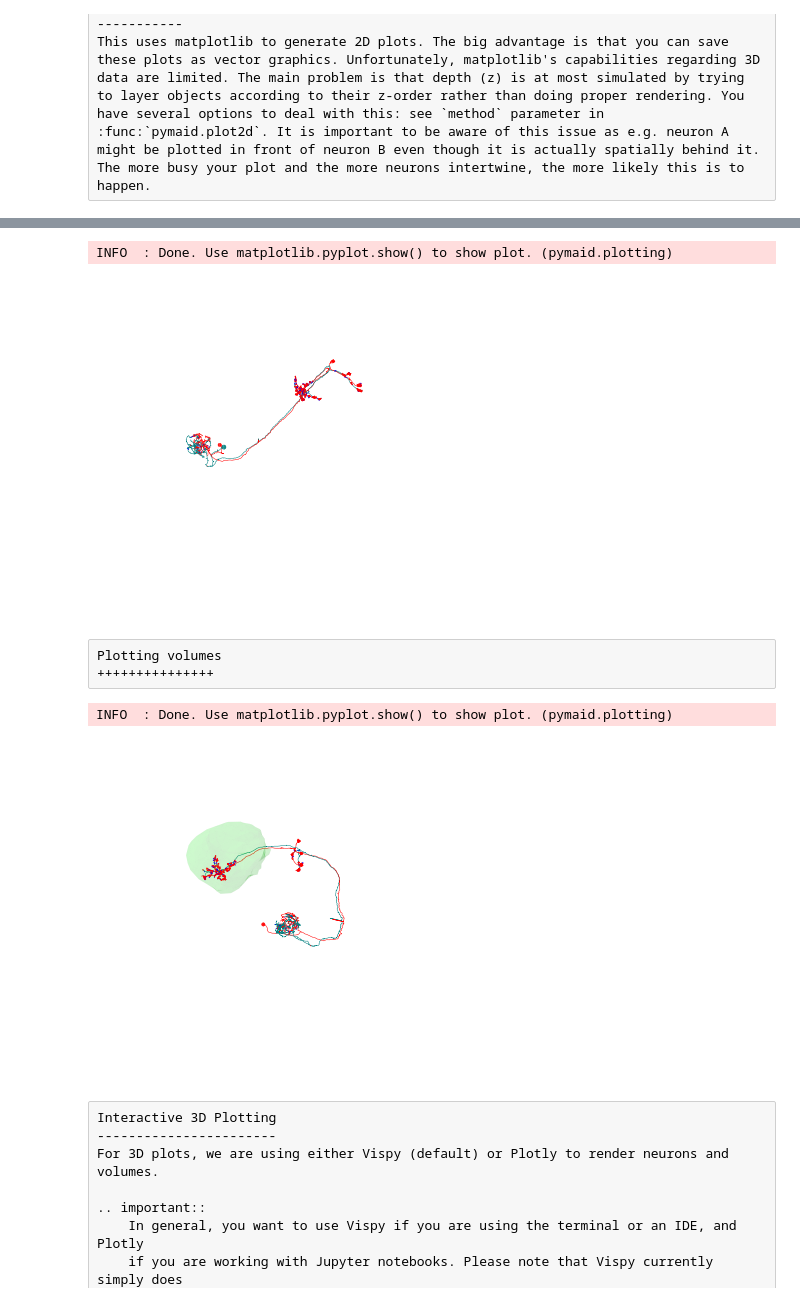
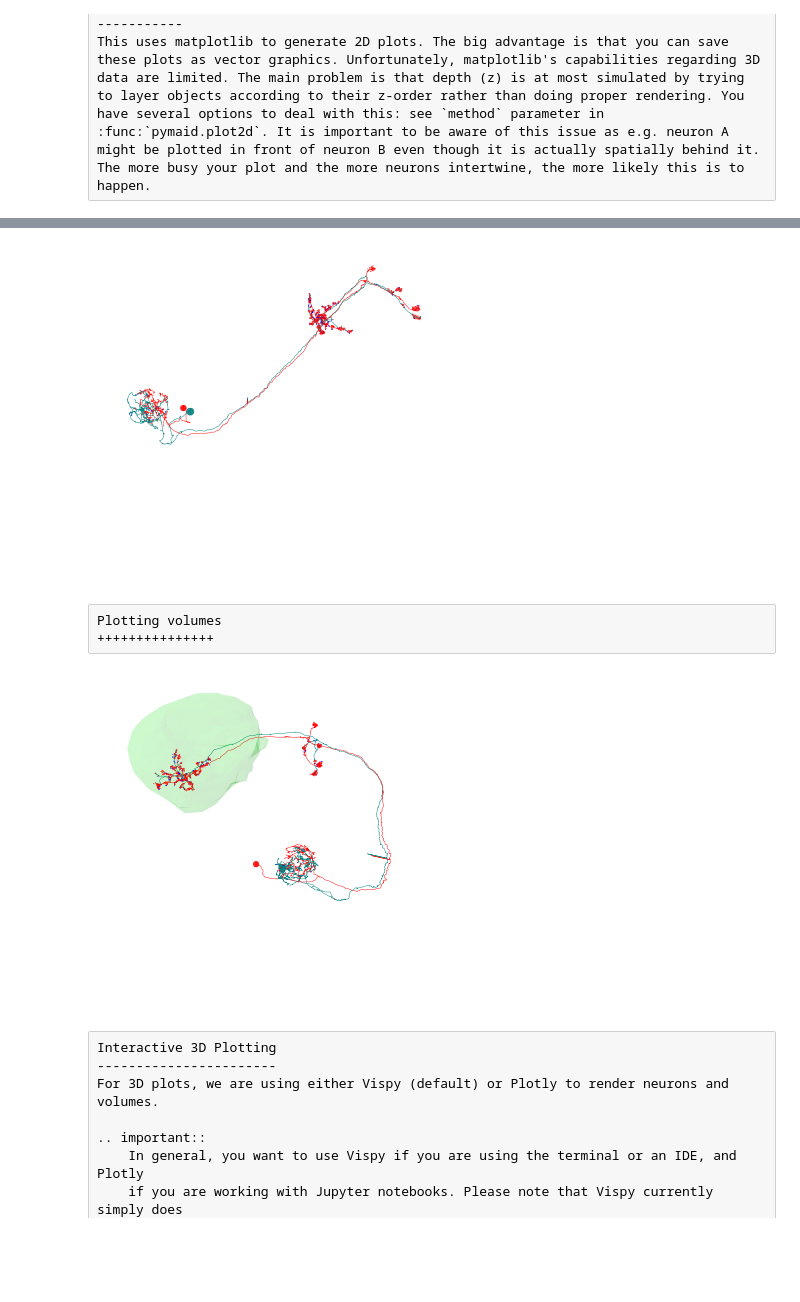
Before and after one commit to navis-org/pymaid, a Jupyter notebook: docs/source/plotting.ipynb, the cells around one changed output, grey strips where cells are left out. Saved outputs shown, nothing was run; the diff lists cells and outputs as text; code cells hidden in the pictures; blank space fills up the shorter version.

```diff
--- a/docs/source/plotting.ipynb
+++ b/docs/source/plotting.ipynb
@@ -19,3 +19,8 @@ Neuron objects, :class:`~pymaid.CatmaidNeuron` and :class:`~pymaid.CatmaidNeuron
 2D Plotting
 -----------
 This uses matplotlib to generate 2D plots. The big advantage is that you can save these plots as vector graphics. Unfortunately, matplotlib's capabilities regarding 3D data are limited. The main problem is that depth (z) is at most simulated by trying to layer objects according to their z-order rather than doing proper rendering. You have several options to deal with this: see `method` parameter in :func:`pymaid.plot2d`. It is important to be aware of this issue as e.g. neuron A might be plotted in front of neuron B even though it is actually spatially behind it. The more busy your plot and the more neurons intertwine, the more likely this is to happen.
+# %%
+from connect_catmaid import *
+rm = connect_adult_em()
+
+pymaid.set_pbars(hide=True, leave=False)
@@ -44,10 +50,11 @@ INFO  : Done. Use matplotlib.pyplot.show() to show plot. (pymaid.plotting)
 fig, ax = nl.plot2d( method='3d_complex' )
 # Change from default frontal view to lateral view
 ax.azim = 0
+# Zoom in a bit
+ax.dist = 6
 plt.show()
 # %% [output]
-INFO  : Done. Use matplotlib.pyplot.show() to show plot. (pymaid.plotting)
-[figure, old version]
+[figure, new version]
 # %%
 # Render 3D rotation
 for i in range(0,360,10):
@@ -61,14 +68,14 @@ Plotting volumes
 # %%
 # Retrieve volume
 lh = pymaid.get_volume('LH_R')
 # Set color and alpha
 lh['color'] = (0,1,0,.1)
 # Plot
 fig, ax = pymaid.plot2d([ nl ,lh ], method='3d_complex' )
+ax.dist = 6
 plt.show()
 # %% [output]
-INFO  : Done. Use matplotlib.pyplot.show() to show plot. (pymaid.plotting)
-[figure, old version]
+[figure, new version]
 # %% [raw]
 Interactive 3D Plotting
 -----------------------
```
Also changed, not shown: parts of 8 cells of this notebook, 2 other files.
